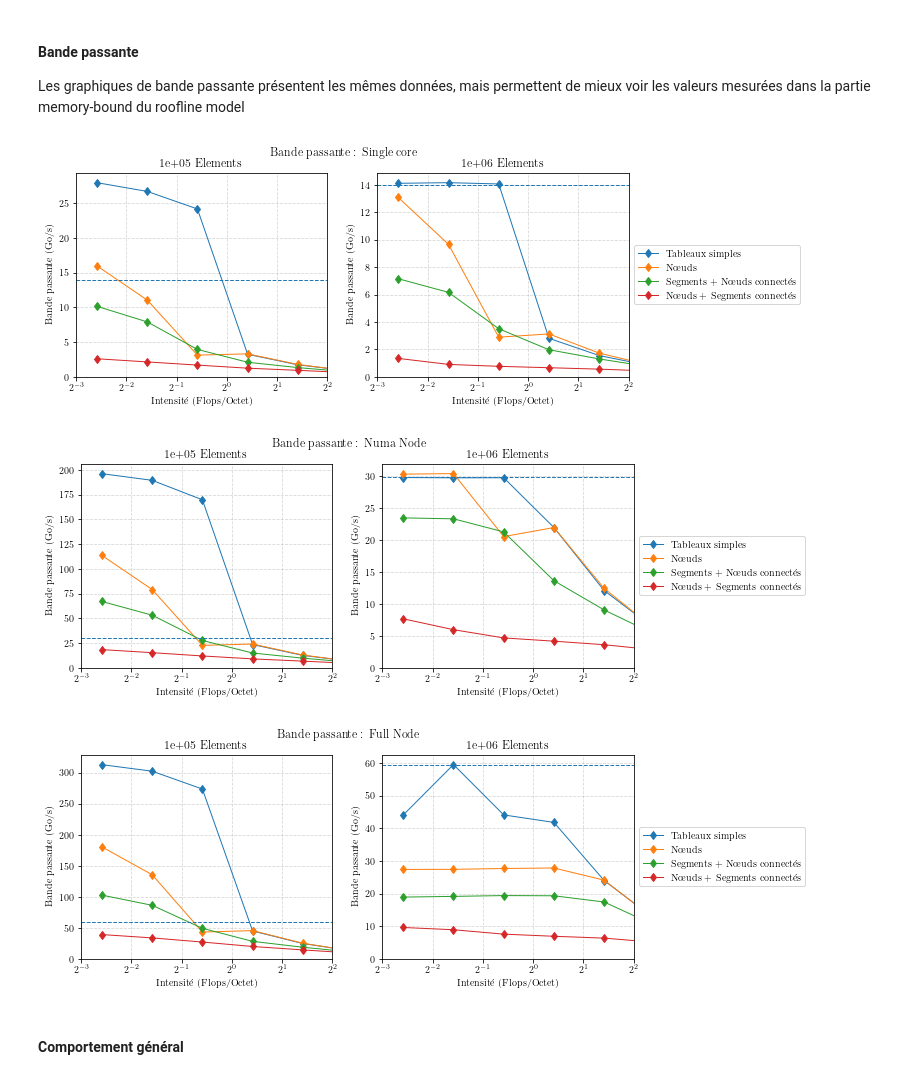
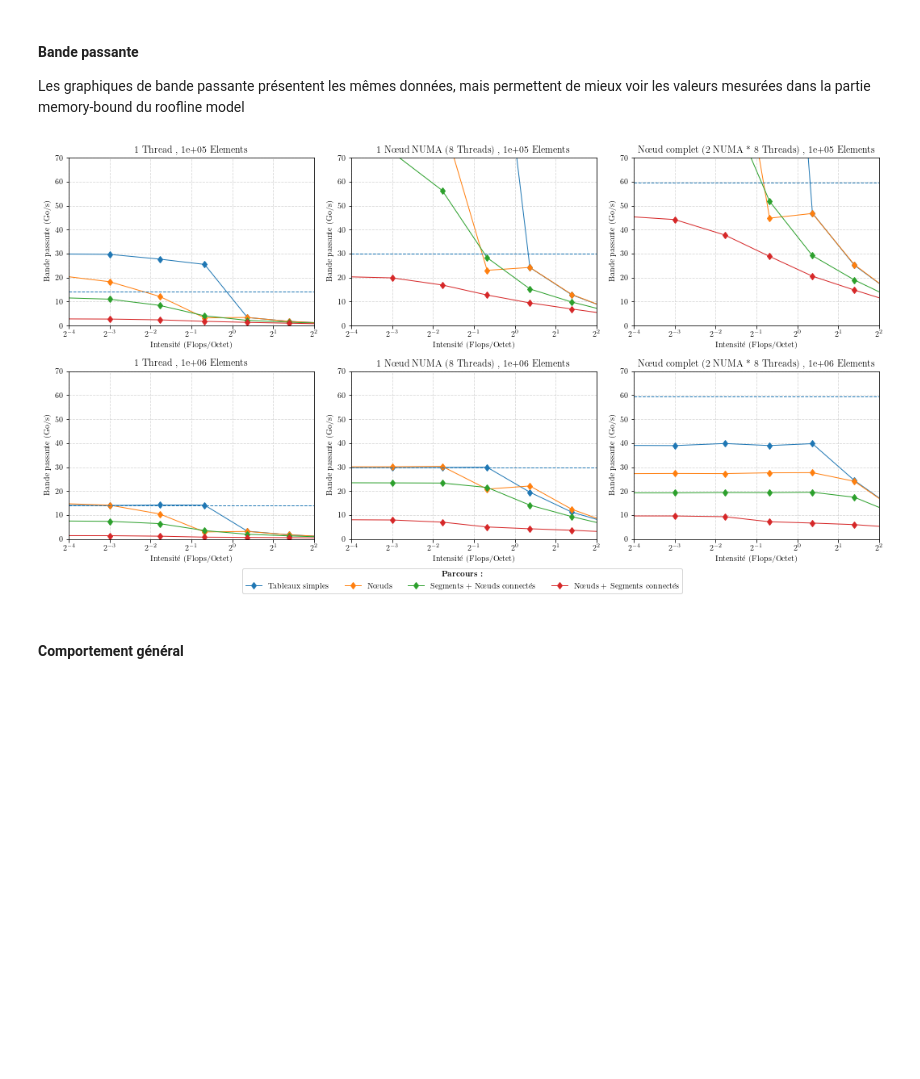
Before and after one commit to arnodu/adurocher-doc, a Jupyter notebook: jupyter/bench_mesh/bench_mesh.ipynb, the cells around one changed output. Cells and saved outputs as stored; diff of their text form; code cells hidden in the pictures; blank space fills up the shorter version.

```diff
--- a/jupyter/bench_mesh/bench_mesh.ipynb
+++ b/jupyter/bench_mesh/bench_mesh.ipynb
@@ -107,14 +109,14 @@ Les puissance de calcul crète (GFlops/s) est la puissance théorique du process
 # %%
 nb_threads=list_threads
 
-titles_threads = {nb_threads[0]:"Single core", nb_threads[1]:"Numa Node", nb_threads[2]:"Full Node"}
+titles_threads = {nb_threads[0]:"1 Thread", nb_threads[1]:"1 Nœud NUMA (8 Threads)", nb_threads[2]:"Nœud complet (2 NUMA * 8 Threads)"}
 bandwidth = { nb_threads[0]:14.0, nb_threads[1]:29.9, nb_threads[2]:59.5}
 peak = { nb_threads[0]:20.8, nb_threads[1]:166.4, nb_threads[2]:332.8}
 
 
 def plot_roofline(threads):
     line = plt.axhline(y=peak[threads], linestyle='dashed', linewidth=1)
-    Is = np.array([1./8,16])
+    Is = np.array([1./32,16])
     plt.axhline(y=peak[threads]/4, linestyle='dashed', linewidth=1, color=line.get_color())
     plt.plot( Is, Is*bandwidth[threads], linestyle='dashed', linewidth=1, color=line.get_color() )
     plt.xlabel( "Intensité (Flops/Octet)" )
@@ -130,6 +132,7 @@ for threads in titles_threads.keys():
     plt.subplot(1, 3, i).title.set_text("Roofline : " + titles_threads[threads])
     plot_roofline(threads)
     i=i+1
+plt.tight_layout()
 plt.savefig("fig/bench_mesh_roofline.pdf", transparent=True, bbox_inches='tight')
 plt.show()
 
@@ -139,8 +142,8 @@ def plot_bandwidth(threads):
     plt.ylabel( "Bande passante (Go/s)" )
     plt.xscale('log',basex=2)
     #plt.yscale('log')
-    plt.ylim(0)
-    Is = np.array([1./8,4])
+    plt.ylim([0,70])
+    Is = np.array([1./16,4])
     plt.xlim(Is)
 i=1
 plt.figure(figsize=(textwidth,figheight))
@@ -148,6 +151,7 @@ for threads in titles_threads.keys():
     plt.subplot(1, 3, i).title.set_text("Bandwidth : " + titles_threads[threads])
     plot_bandwidth(threads)
     i=i+1
-
+plt.tight_layout()
+plt.savefig("fig/bench_mesh_bande_passante.pdf", transparent=True, bbox_inches='tight')
 plt.show()
 # %% [output]
@@ -167,7 +201,6 @@ rank=0
 
 #list_sizes = ['1e+05', '1e+06']
 list_names_nompi = ["Stream", "Nodes", "Segs with Nodes", "Nodes with Segs"]
-
 def plot_roofline_perf( threads, size ):
     for name in list_names_nompi:
         intensities = flops_count[size,nb_proc]/loadstore_size[size,nb_proc]
@@ -175,13 +208,15 @@ def plot_roofline_perf( threads, size ):
         plt.plot( intensities, Gflopss, 'd-', label=label_names[name], linewidth=1 )
     plot_roofline(threads)
 
-for threads in list_threads:
-    i=1
-    plt.suptitle("Roofline : " + titles_threads[threads])
-    for size in list_sizes:
-        subplt = plt.subplot(1, 2, i).title.set_text(size+" Elements ")
+plt.figure(figsize=(textwidth, 2*figheight))
+i=1
+for size in list_sizes:
+    for threads in list_threads:
+        subplt = plt.subplot(2, 3, i).title.set_text(titles_threads[threads] + " , " +size+" Elements ")
         plot_roofline_perf(threads, size)
         i=i+1
-    plt.legend(loc='center left', bbox_to_anchor=(1, 0.5))
-    plt.show()
+plt.tight_layout()
+plt.legend(ncol=4, loc='upper center',  title="{\\bf Parcours :}", bbox_to_anchor=(-0.7, -0.15))
+plt.savefig("fig/bench_mesh_roofline_full.pdf", transparent=True, bbox_inches='tight')
+plt.show()
 # %% [output]
@@ -195,26 +228,26 @@ Les graphiques de bande passante présentent les mêmes données, mais permetten
 # %%
 nb_proc=1
 
 def plot_bandwidth_perf( threads, size ) :
     for name in list_names_nompi:
         intensities = flops_count[size,nb_proc]/loadstore_size[size,nb_proc]
         GBps = (loadstore_size[size,nb_proc]/res_matrix[nb_proc,rank,threads,size,name])*1000
         plt.plot( intensities, GBps, 'd-', label=label_names[name], linewidth=1 )
     plot_bandwidth(threads)
 
-for threads in list_threads:
-    i=1
-    plt.suptitle("Bande passante : " + titles_threads[threads])
-    for size in list_sizes:
-        plt.subplot(1, 2, i).title.set_text(size+" Elements ")
+plt.figure(figsize=(textwidth, 2*figheight))
+i=1
+for size in list_sizes:
+    for threads in list_threads:
+        subplt = plt.subplot(2, 3, i).title.set_text(titles_threads[threads] + " , " +size+" Elements ")
         plot_bandwidth_perf( threads, size )
         i=i+1
-    plt.legend(loc='center left', bbox_to_anchor=(1, 0.5))
-    plt.show()
+plt.tight_layout()
+plt.legend(ncol=4, loc='upper center',  title="{\\bf Parcours :}", bbox_to_anchor=(-0.7, -0.15))
+plt.savefig("fig/bench_mesh_bandwidth_full.pdf", transparent=True, bbox_inches='tight')
+plt.show()
 # %% [output]
-[figure, old version]
+[figure, new version]
-[figure, removed]
-[figure, removed]
 # %% [markdown]
 #### Comportement général
 # %%
```
Also changed, not shown: parts of 16 cells of this notebook, 12 other files.
